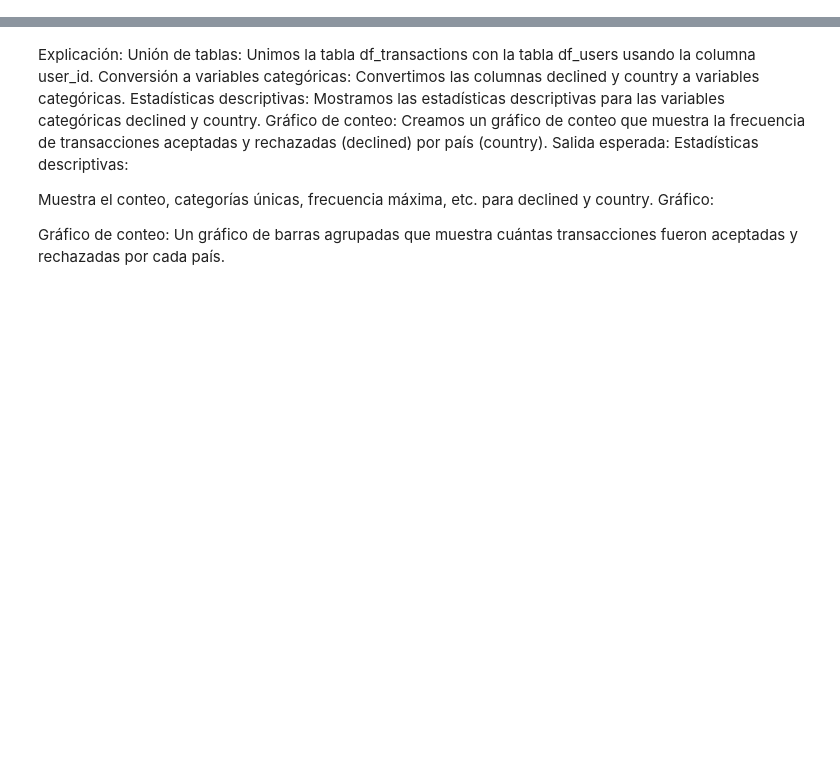
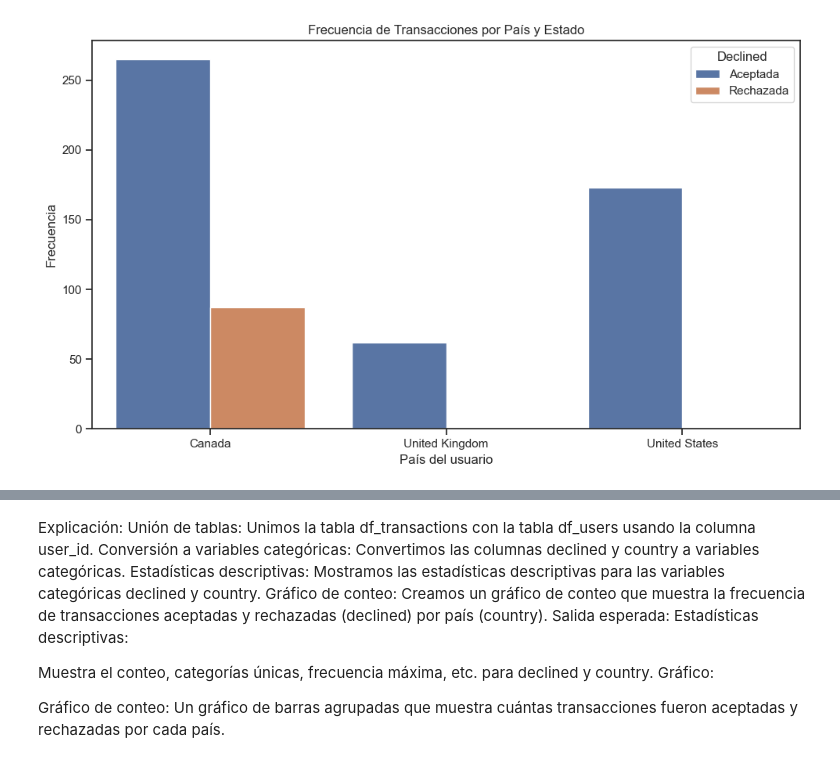
Before and after one commit to mcariqueo/Data_analytics_2024, a Jupyter notebook: Sprint_8_Python/sprint.ipynb, the cells around one changed output, grey strips where cells are left out. Cells and saved outputs as stored; diff of their text form; code cells hidden in the pictures; blank space fills up the shorter version.

```diff
--- a/Sprint_8_Python/sprint.ipynb
+++ b/Sprint_8_Python/sprint.ipynb
@@ -323,0 +384,27 @@ plt.show()
+# %%
+import pandas as pd
+import seaborn as sns
+import matplotlib.pyplot as plt
+
+
+# Unir las tablas df_transactions y df_users usando user_id
+merged_df = pd.merge(df_transactions, df_users, left_on='user_id', right_on='id', suffixes=('_transaction', '_user'))
+
+# Convertir 'declined' y 'country' en variables categóricas
+merged_df['declined'] = merged_df['declined'].astype('category')
+merged_df['country'] = merged_df['country'].astype('category')
+
+# Graficar los datos
+plt.figure(figsize=(10, 6))
+
+# Gráfico de conteo para las variables categóricas 'declined' y 'country'
+sns.countplot(x='country', hue='declined', data=merged_df)
+plt.title('Frecuencia de Transacciones por País y Estado')
+plt.xlabel('País del usuario')
+plt.ylabel('Frecuencia')
+plt.legend(title='Declined', labels=['Aceptada', 'Rechazada'])
+
+plt.tight_layout()
+plt.show()
+# %% [output]
+[figure, added]
```
Also changed, not shown: parts of 48 cells of this notebook.
